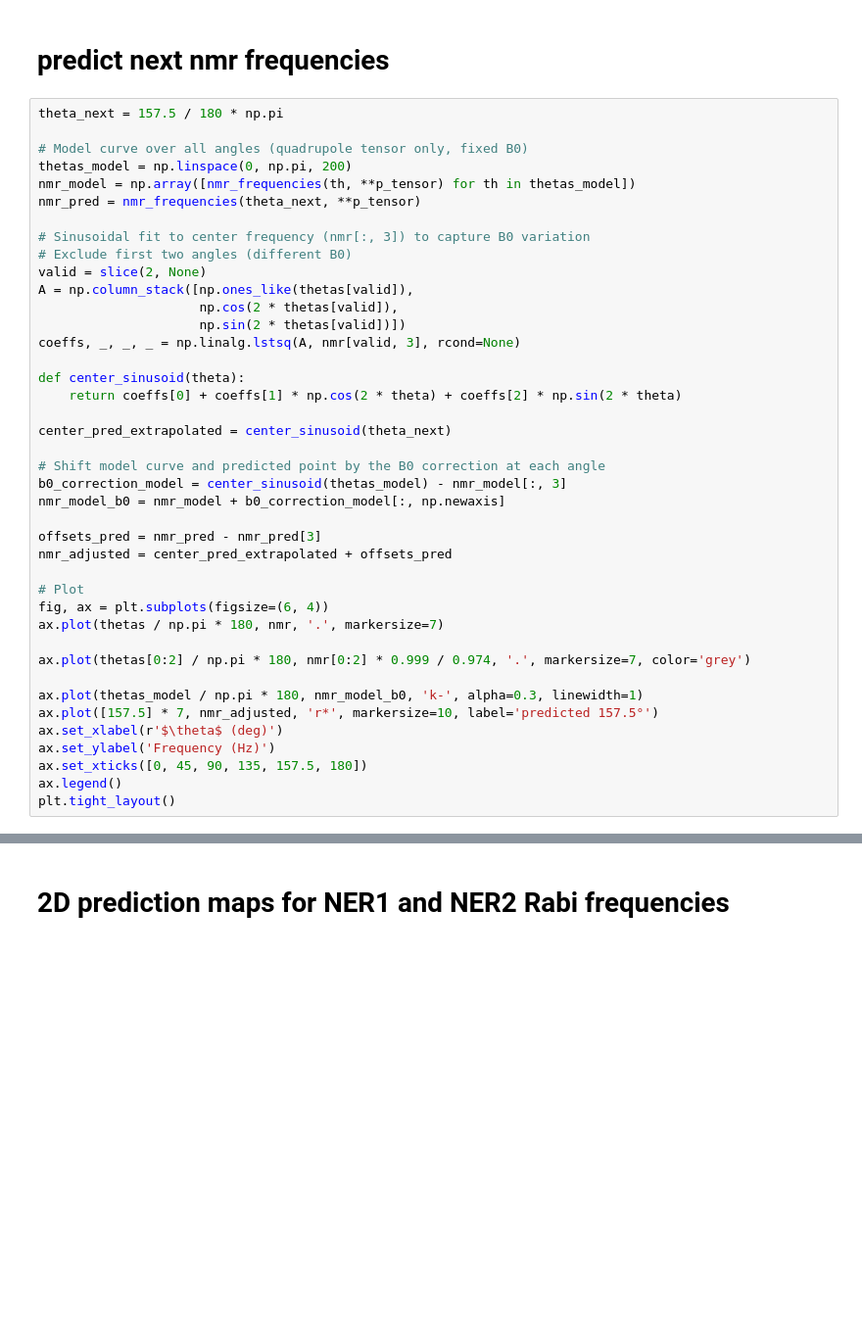
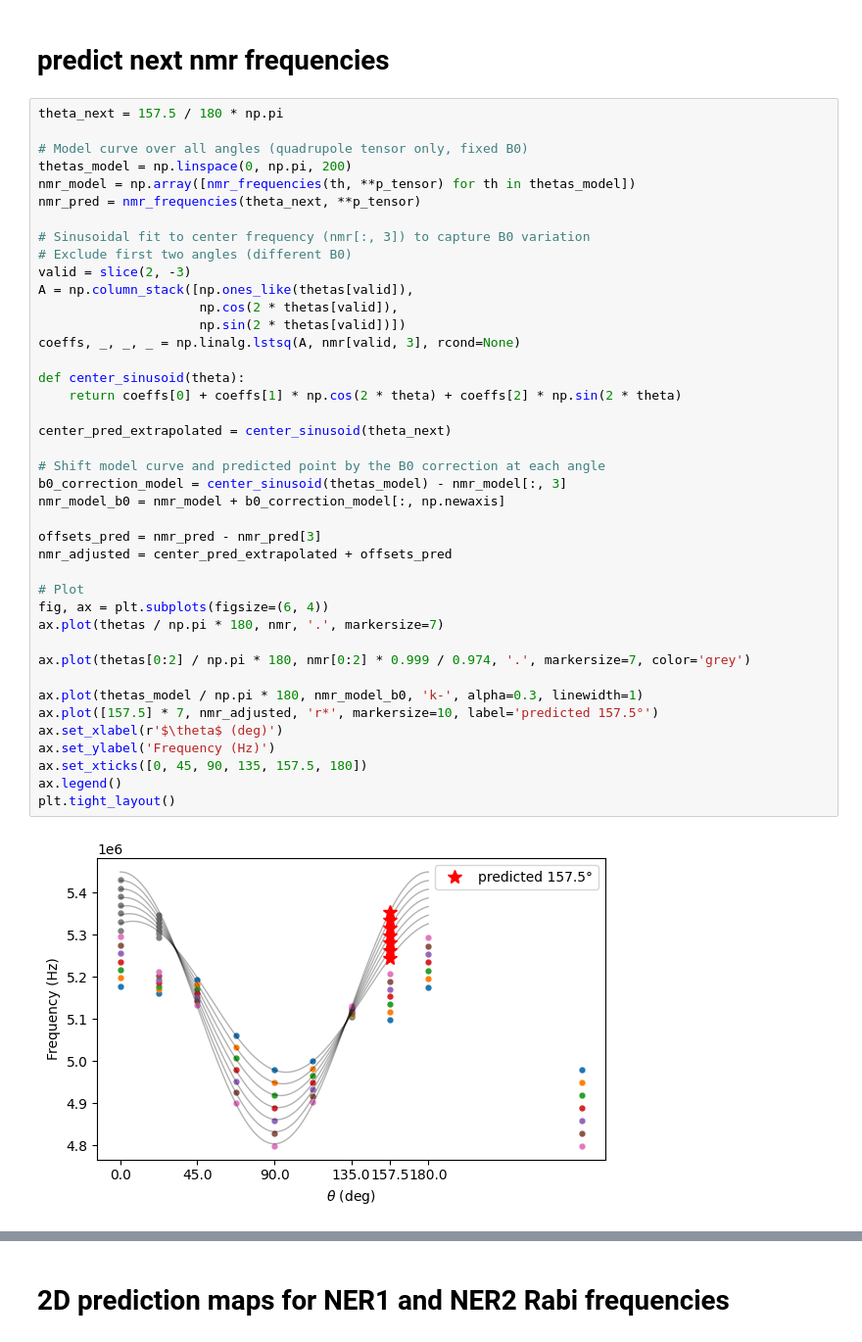
Before and after one commit to arjenvaartjes/Psyduck, a Jupyter notebook: examples/quadrupole modeling/extracting_quadrupole_tensor_few_angles.ipynb, the cells around one changed output, grey strips where cells are left out. Shown at 98% size. Saved outputs shown, nothing was run; the diff lists cells and outputs as text; blank space fills up the shorter version.

```diff
--- a/examples/quadrupole modeling/extracting_quadrupole_tensor_few_angles.ipynb
+++ b/examples/quadrupole modeling/extracting_quadrupole_tensor_few_angles.ipynb
@@ -771,37 +760,39 @@ nmr_pred = nmr_frequencies(theta_next, **p_tensor)
 
 # Sinusoidal fit to center frequency (nmr[:, 3]) to capture B0 variation
 # Exclude first two angles (different B0)
-valid = slice(2, None)
+valid = slice(2, -3)
 A = np.column_stack([np.ones_like(thetas[valid]),
                      np.cos(2 * thetas[valid]),
                      np.sin(2 * thetas[valid])])
 coeffs, _, _, _ = np.linalg.lstsq(A, nmr[valid, 3], rcond=None)
 
 def center_sinusoid(theta):
     return coeffs[0] + coeffs[1] * np.cos(2 * theta) + coeffs[2] * np.sin(2 * theta)
 
 center_pred_extrapolated = center_sinusoid(theta_next)
 
 # Shift model curve and predicted point by the B0 correction at each angle
 b0_correction_model = center_sinusoid(thetas_model) - nmr_model[:, 3]
 nmr_model_b0 = nmr_model + b0_correction_model[:, np.newaxis]
 
 offsets_pred = nmr_pred - nmr_pred[3]
 nmr_adjusted = center_pred_extrapolated + offsets_pred
 
 # Plot
 fig, ax = plt.subplots(figsize=(6, 4))
 ax.plot(thetas / np.pi * 180, nmr, '.', markersize=7)
 
 ax.plot(thetas[0:2] / np.pi * 180, nmr[0:2] * 0.999 / 0.974, '.', markersize=7, color='grey')
 
 ax.plot(thetas_model / np.pi * 180, nmr_model_b0, 'k-', alpha=0.3, linewidth=1)
 ax.plot([157.5] * 7, nmr_adjusted, 'r*', markersize=10, label='predicted 157.5°')
 ax.set_xlabel(r'$\theta$ (deg)')
 ax.set_ylabel('Frequency (Hz)')
 ax.set_xticks([0, 45, 90, 135, 157.5, 180])
 ax.legend()
 plt.tight_layout()
+# %% [output]
+[figure, added]
 # %%
 fq1_pred = np.mean(np.diff(nmr_pred))
 fq2_pred = np.mean(np.diff(np.diff(nmr_pred)))
```
Also changed, not shown: parts of 24 cells of this notebook, 1 other file.
